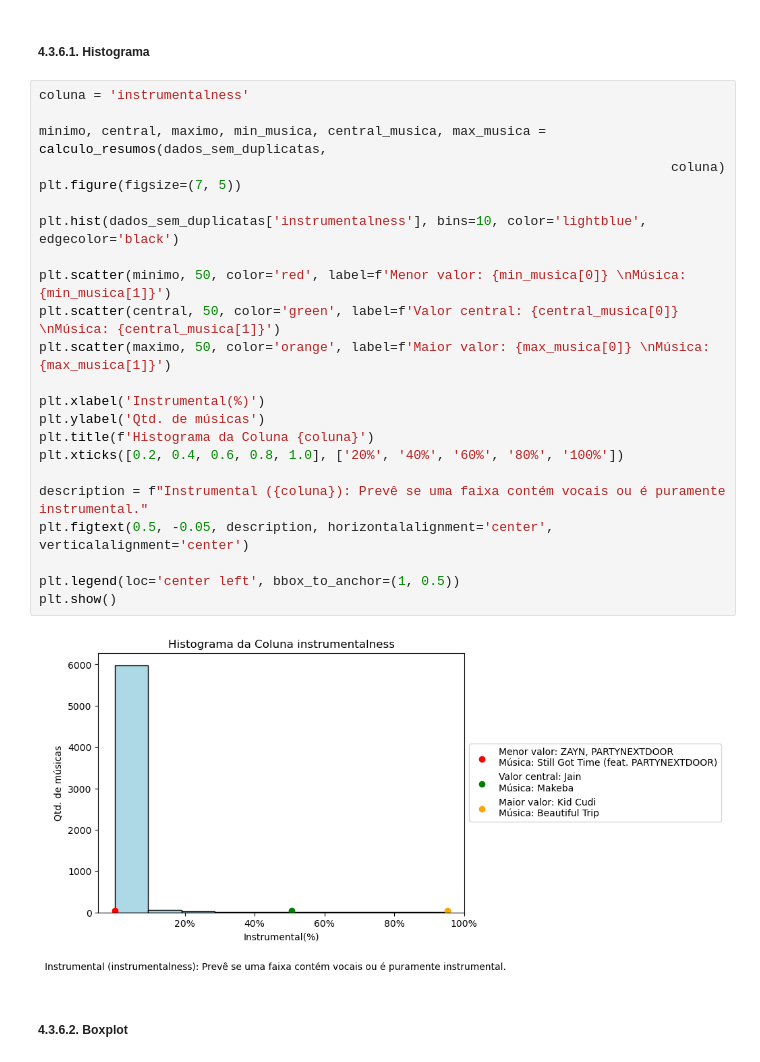
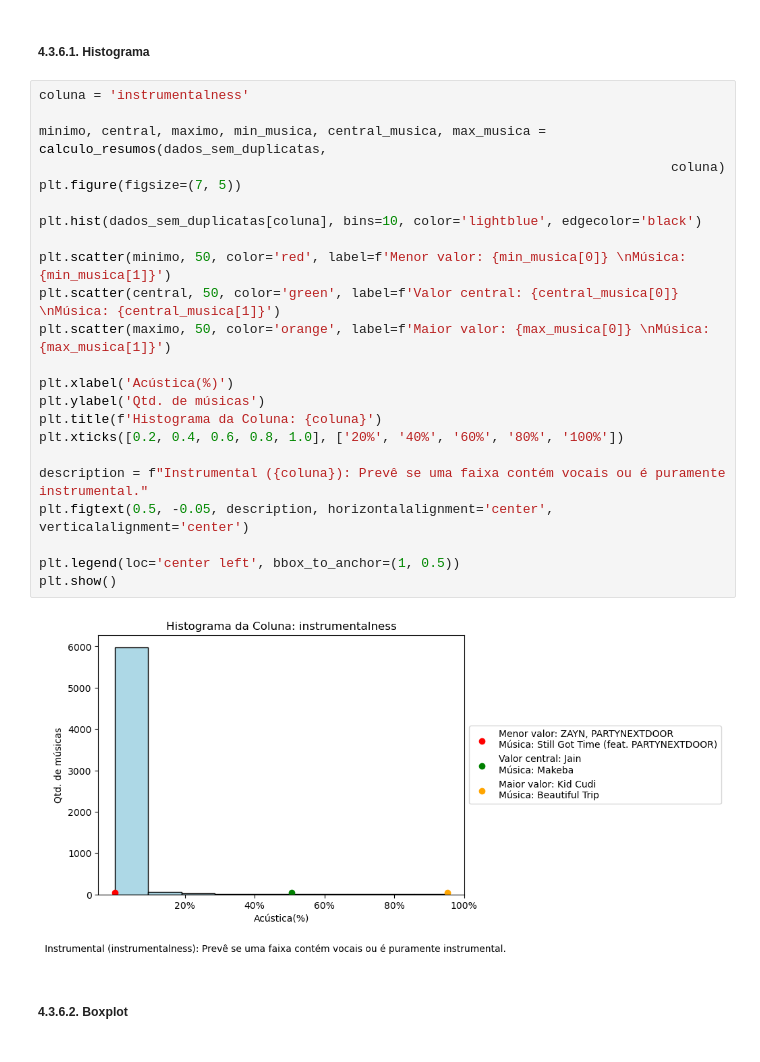
Before and after one commit to EandroC/ExplorandoPrincipaisMusicasDoSpotify, a Jupyter notebook: TendenciasMusicais.ipynb, the cells around one changed output. Cells and saved outputs as stored; diff of their text form.

```diff
--- a/TendenciasMusicais.ipynb
+++ b/TendenciasMusicais.ipynb
@@ -778,31 +778,31 @@ plt.show()
 #### 4\.3\.6\. Instrumentalness
 # %% [markdown]
 ##### 4\.3\.6\.1\. Histograma
-# %%
-coluna = 'instrumentalness'
-
-minimo, central, maximo, min_musica, central_musica, max_musica = calculo_resumos(dados_sem_duplicatas,
-                                                                                 coluna)
-plt.figure(figsize=(7, 5))
-
-plt.hist(dados_sem_duplicatas['instrumentalness'], bins=10, color='lightblue', edgecolor='black')
-
-plt.scatter(minimo, 50, color='red', label=f'Menor valor: {min_musica[0]} \nMúsica: {min_musica[1]}')
-plt.scatter(central, 50, color='green', label=f'Valor central: {central_musica[0]} \nMúsica: {central_musica[1]}')
-plt.scatter(maximo, 50, color='orange', label=f'Maior valor: {max_musica[0]} \nMúsica: {max_musica[1]}')
-
-plt.xlabel('Instrumental(%)')
-plt.ylabel('Qtd. de músicas')
-plt.title(f'Histograma da Coluna {coluna}')
-plt.xticks([0.2, 0.4, 0.6, 0.8, 1.0], ['20%', '40%', '60%', '80%', '100%'])
-
-description = f"Instrumental ({coluna}): Prevê se uma faixa contém vocais ou é puramente instrumental."
-plt.figtext(0.5, -0.05, description, horizontalalignment='center', verticalalignment='center')
-
-plt.legend(loc='center left', bbox_to_anchor=(1, 0.5))
-plt.show()
-# %% [output]
-[figure, removed]
+# %%
+coluna = 'instrumentalness'
+
+minimo, central, maximo, min_musica, central_musica, max_musica = calculo_resumos(dados_sem_duplicatas,
+                                                                                 coluna)
+plt.figure(figsize=(7, 5))
+
+plt.hist(dados_sem_duplicatas[coluna], bins=10, color='lightblue', edgecolor='black')
+
+plt.scatter(minimo, 50, color='red', label=f'Menor valor: {min_musica[0]} \nMúsica: {min_musica[1]}')
+plt.scatter(central, 50, color='green', label=f'Valor central: {central_musica[0]} \nMúsica: {central_musica[1]}')
+plt.scatter(maximo, 50, color='orange', label=f'Maior valor: {max_musica[0]} \nMúsica: {max_musica[1]}')
+
+plt.xlabel('Acústica(%)')
+plt.ylabel('Qtd. de músicas')
+plt.title(f'Histograma da Coluna: {coluna}')
+plt.xticks([0.2, 0.4, 0.6, 0.8, 1.0], ['20%', '40%', '60%', '80%', '100%'])
+
+description = f"Instrumental ({coluna}): Prevê se uma faixa contém vocais ou é puramente instrumental."
+plt.figtext(0.5, -0.05, description, horizontalalignment='center', verticalalignment='center')
+
+plt.legend(loc='center left', bbox_to_anchor=(1, 0.5))
+plt.show()
+# %% [output]
+[figure, added]
 # %% [markdown]
 ##### 4\.3\.6\.2\. Boxplot
 # %%
```
Also changed, not shown: parts of 9 cells of this notebook.
